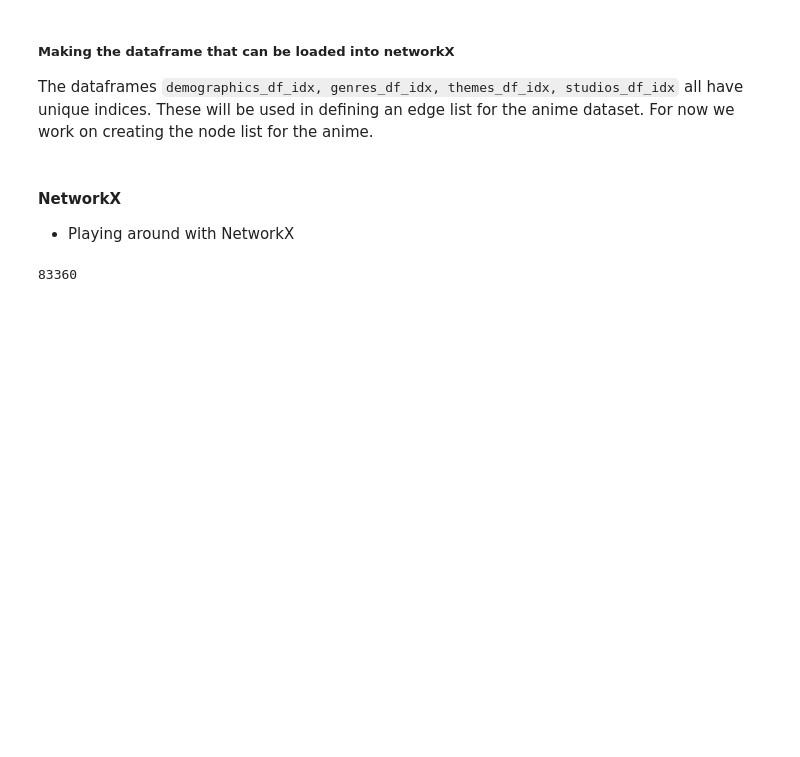
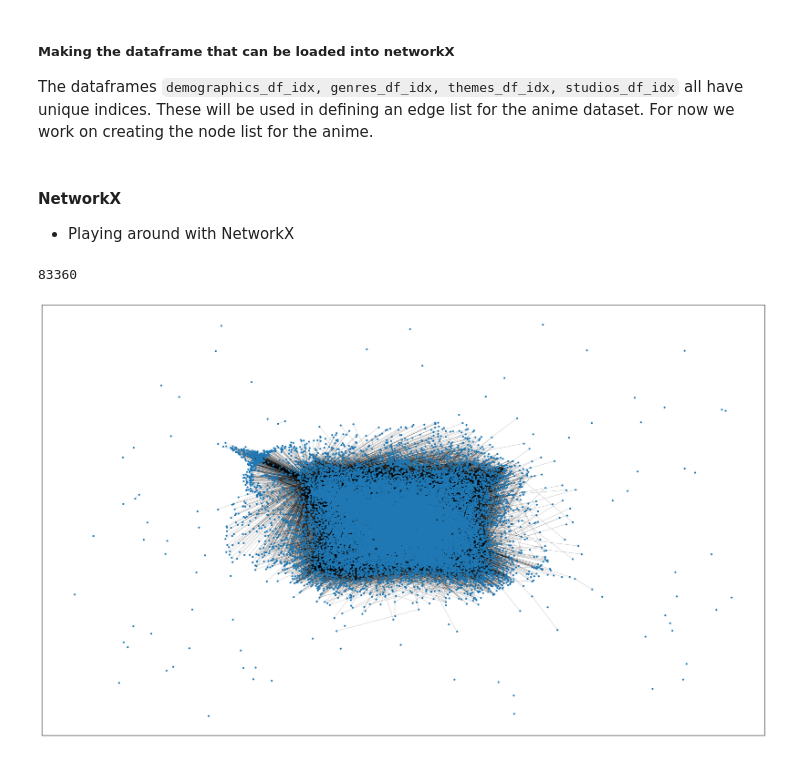
Before and after one commit to W3NDO/ArangoDbHackathon, a Jupyter notebook: anime_recomender_system.ipynb, the cells around one changed output. Saved outputs shown, nothing was run; the diff lists cells and outputs as text; code cells hidden in the pictures; blank space fills up the shorter version.

```diff
--- a/anime_recomender_system.ipynb
+++ b/anime_recomender_system.ipynb
@@ -300,7 +305,9 @@ G.size()
 # %% [output]
 83360
 # %%
-plot_options = {"node_size": 7, "with_labels": True, "width": 0.05}
-pos = nx.spring_layout(G)
+plot_options = {"node_size": 7, "with_labels": False, "width": 0.15}
+pos = nx.spring_layout(G, iterations=5, seed=1019)
 fig, ax = plt.subplots(figsize=(25, 15))
 nx.draw_networkx(G, pos=pos, ax=ax, **plot_options)
+# %% [output]
+[figure, added]
```
Also changed, not shown: parts of 9 cells of this notebook.
